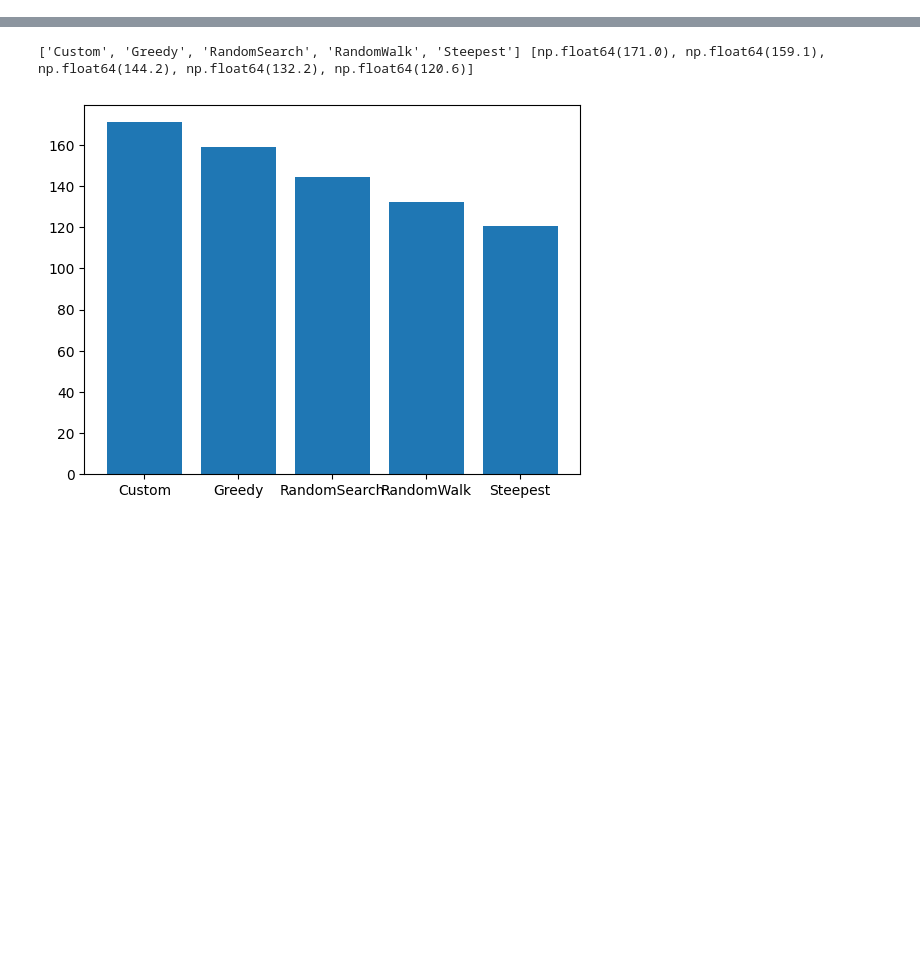
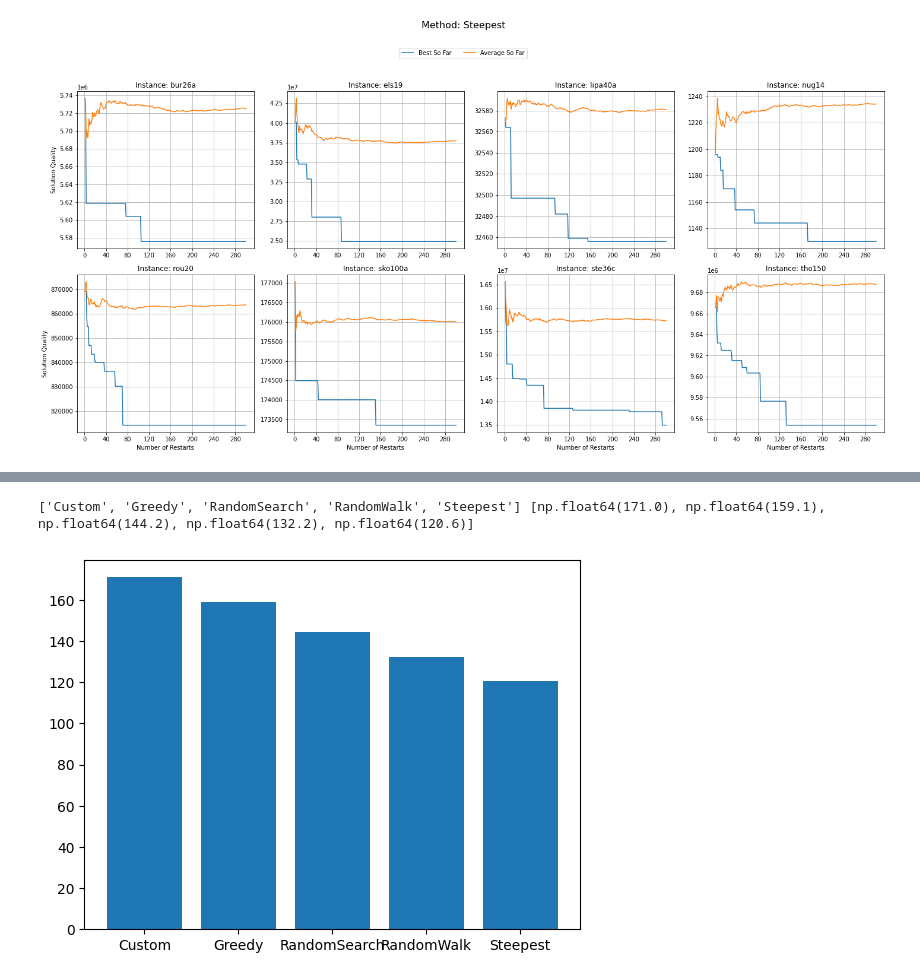
Before and after one commit to elissa-c/BioA-M, a Jupyter notebook: graphs.ipynb, the cells around one changed output, grey strips where cells are left out. Saved outputs shown, nothing was run; the diff lists cells and outputs as text; code cells hidden in the pictures; blank space fills up the shorter version.

```diff
--- a/graphs.ipynb
+++ b/graphs.ipynb
@@ -69,0 +122,44 @@ print(data[0:5])
+# %%
+import matplotlib.pyplot as plt
+import matplotlib.ticker as ticker
+import pandas as pd
+
+
+
+greedy_df = pd.DataFrame(data)
+greedy_df = greedy_df[greedy_df['method'] == 'Steepest']
+instances = greedy_df['instance'].unique()
+
+fig, axes = plt.subplots(2, 4, figsize=(20, 10))
+axes = axes.flatten()
+
+for i, inst in enumerate(instances):
+    ax = axes[i]
+    subset = greedy_df[greedy_df['instance'] == inst].sort_values('run').reset_index(drop=True)
+    x = range(1, len(subset) + 1)
+    subset['cumulative_best'] = subset['f_val'].cummin()
+    subset['cumulative_avg'] = subset['f_val'].expanding().mean()
+
+    ax.plot(x, subset['cumulative_best'], label='Best So Far')
+    ax.plot(x, subset['cumulative_avg'], label='Average So Far')
+    ax.set_title(f'Instance: {inst}')
+    ax.grid(True)
+    ax.xaxis.set_major_locator(ticker.MaxNLocator(10))
+
+    # Set x and y labels only on outer plots
+    if i // 4 == 1:
+        ax.set_xlabel('Number of Restarts')
+    if i % 4 == 0:
+        ax.set_ylabel('Solution Quality')
+
+for j in range(i + 1, len(axes)):
+    axes[j].set_visible(False)
+
+fig.suptitle('Method: Steepest', fontsize=16, y=1.02)
+handles, labels = axes[0].get_legend_handles_labels()
+fig.legend(handles, labels, loc='upper center', ncol=2, bbox_to_anchor=(0.5, 0.965))
+
+plt.tight_layout(rect=[0, 0, 1, 0.93])
+plt.show()
+# %% [output]
+[figure, added]
```
Also changed, not shown: parts of 7 cells of this notebook.
